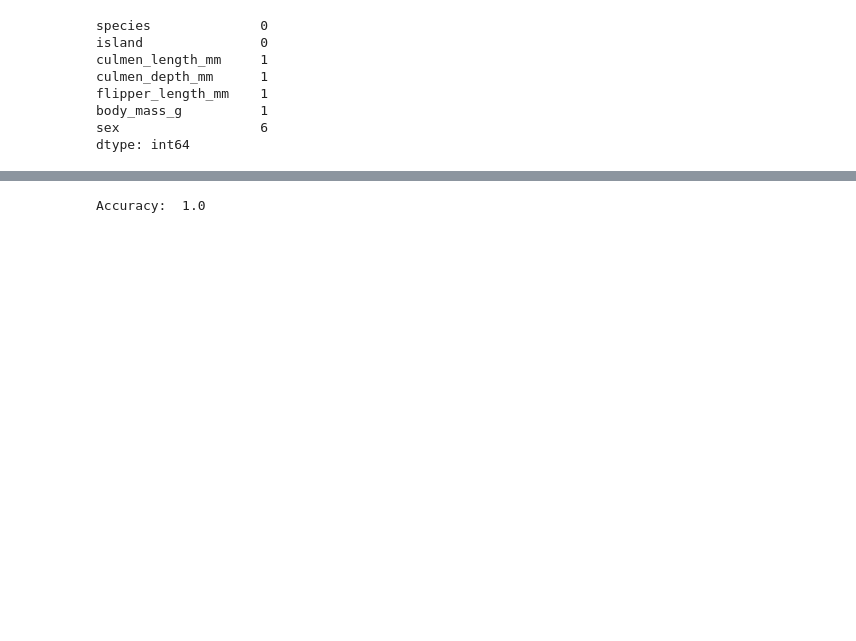
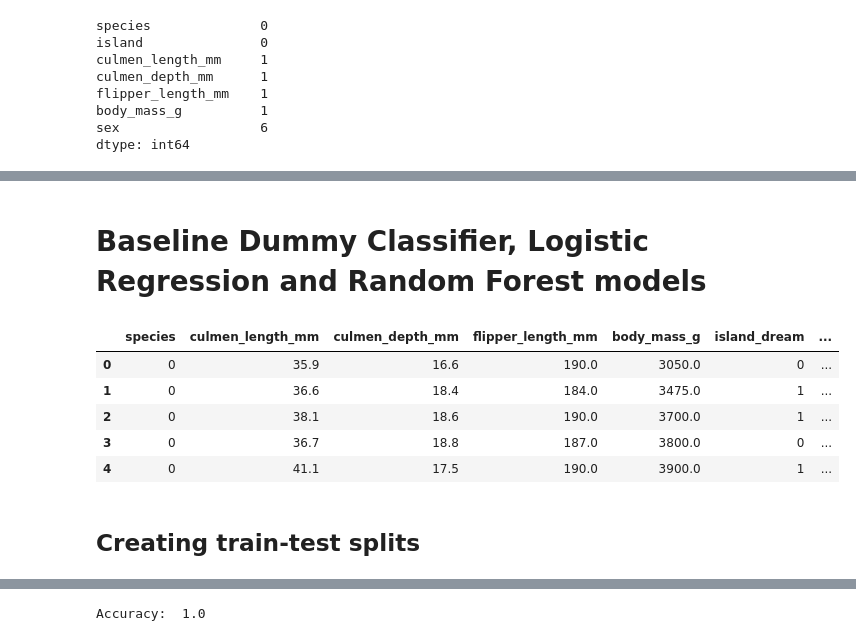
Before and after one commit to shreyadata804/model-training-imbalance, a Jupyter notebook: notebooks/palmer-penguins-medium-imbalance.ipynb, the cells around one changed output, grey strips where cells are left out. Drawn from its saved outputs; the diff is of its cells as text; code cells hidden in the pictures; blank space fills up the shorter version.

```diff
--- a/notebooks/palmer-penguins-medium-imbalance.ipynb
+++ b/notebooks/palmer-penguins-medium-imbalance.ipynb
@@ -160,5 +155,0 @@ numeric_cols = penguin_data.select_dtypes(exclude='object').columns.tolist()
-# %%
-knn_imputer = KNNImputer(n_neighbors=5)
-penguin_data[numeric_cols] = knn_imputer.fit_transform(penguin_data[numeric_cols])
-# %%
-penguin_data['sex'].fillna(penguin_data['sex'].mode()[0], inplace=True)
@@ -225,0 +156,8 @@ Accuracy:  0.967741935483871
+# %%
+# simple imputer
+from sklearn.impute import SimpleImputer
+
+imputer = SimpleImputer(strategy='most_frequent')
+penguin_data_imputed = imputer.fit_transform(penguin_data)
+
+penguin_data_imputed = pd.DataFrame(penguin_data_imputed, columns=penguin_data.columns)
@@ -225,0 +175,18 @@ Accuracy:  0.967741935483871
+# %% [markdown]
+# Baseline Dummy Classifier, Logistic Regression and Random Forest models
+# %%
+# label encoding species and one-hot encoding island
+label_encoder = LabelEncoder()
+penguin_data_imputed['species'] = label_encoder.fit_transform(penguin_data_imputed['species'])
+penguin_data_imputed = pd.get_dummies(penguin_data_imputed, columns=['island', 'sex'], drop_first=True, dtype=int)
+# %%
+penguin_data_imputed.head()
+# %% [output]
+|  | species | culmen_length_mm | culmen_depth_mm | flipper_length_mm | body_mass_g | island_dream | ... |
+| 0 | 0 | 35.9 | 16.6 | 190.0 | 3050.0 | 0 | ... |
+| 1 | 0 | 36.6 | 18.4 | 184.0 | 3475.0 | 1 | ... |
+| 2 | 0 | 38.1 | 18.6 | 190.0 | 3700.0 | 1 | ... |
+| 3 | 0 | 36.7 | 18.8 | 187.0 | 3800.0 | 0 | ... |
+| 4 | 0 | 41.1 | 17.5 | 190.0 | 3900.0 | 1 | ... |
+# %% [markdown]
+## Creating train-test splits
```
Also changed, not shown: parts of 23 cells of this notebook.
